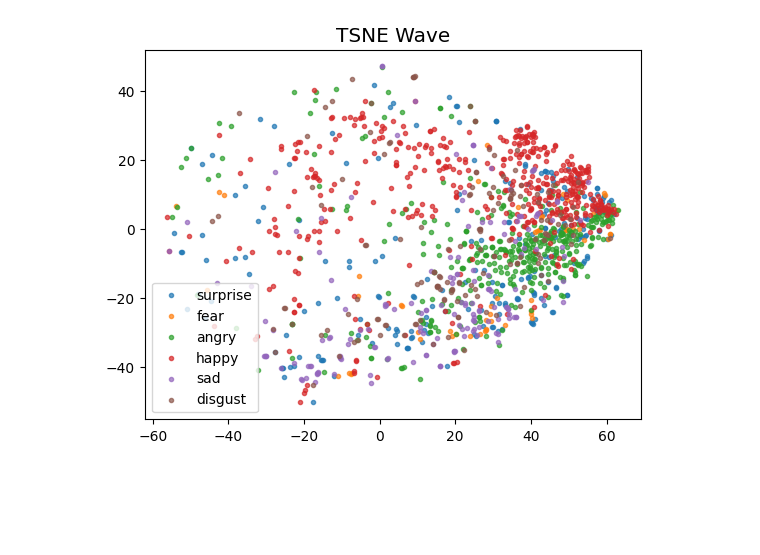
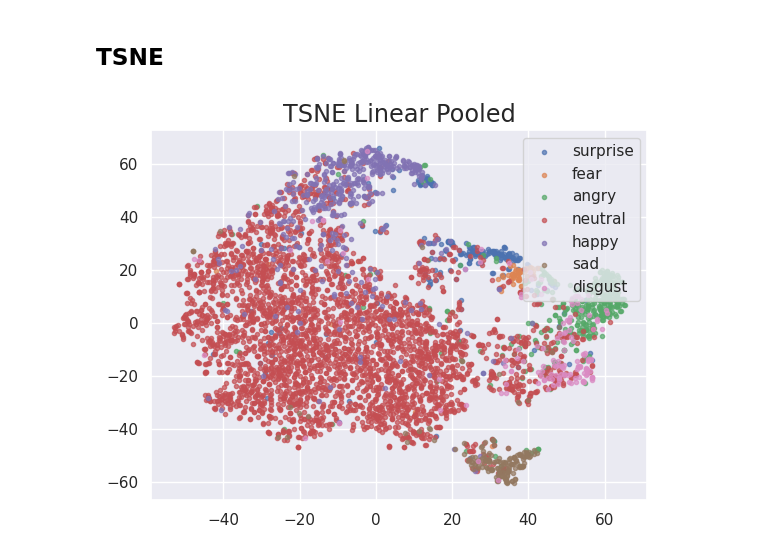
Before and after one commit to 1pha/MulitmodalERC-TensorMixerNetwork, a Jupyter notebook: dim_reduction.ipynb, the cells around one changed output. Cells and saved outputs as stored; diff of their text form; code cells hidden in the pictures; blank space fills up the shorter version.

Commit message:
Add PCA/TSNE/UMAP

```diff
--- a/dim_reduction.ipynb
+++ b/dim_reduction.ipynb
@@ -1,5 +1,6 @@
 # %%
 import pickle
+from glob import glob
 
 import pandas as pd
 from tqdm import tqdm
@@ -9,6 +10,10 @@ import matplotlib.pyplot as plt
 import seaborn as sns
 from sklearn.manifold import TSNE
 from sklearn.decomposition import PCA
+import torchmetrics
+from umap import UMAP
 
 from erc.constants import idx2emotion
+
+sns.set_theme()
 # %%
@@ -52,0 +56,5 @@ matmul_output.shape, matmul_output.mean().shape, total_wav_pooled.shape, total_t
+# %%
+correct_indices = (total_emotion.emotion == total_emotion.pred).values
+incorrect_indices = (total_emotion.emotion != total_emotion.pred).values
+
+correct_indices.sum(), incorrect_indices.sum()
@@ -99,7 +190,13 @@ plot_rd(data=total_wav_pooled.values,
+# %% [markdown]
+## TSNE
 # %%
-plot_rd(data=total_wav_pooled.values,
+plot_rd(data=total_emb.values,
+        total_emotion=total_emotion,
         dim_reduction="tsne",
-        title="TSNE Wave",
+        correct_only=False,
+        incorrect_only=False,
+        title="TSNE Linear Pooled",
+        n_sampling=0,
         random_state=42)
 # %% [output]
-[figure, old version]
+[figure, new version]
```
Also changed, not shown: parts of 25 cells of this notebook, 7 other files.
